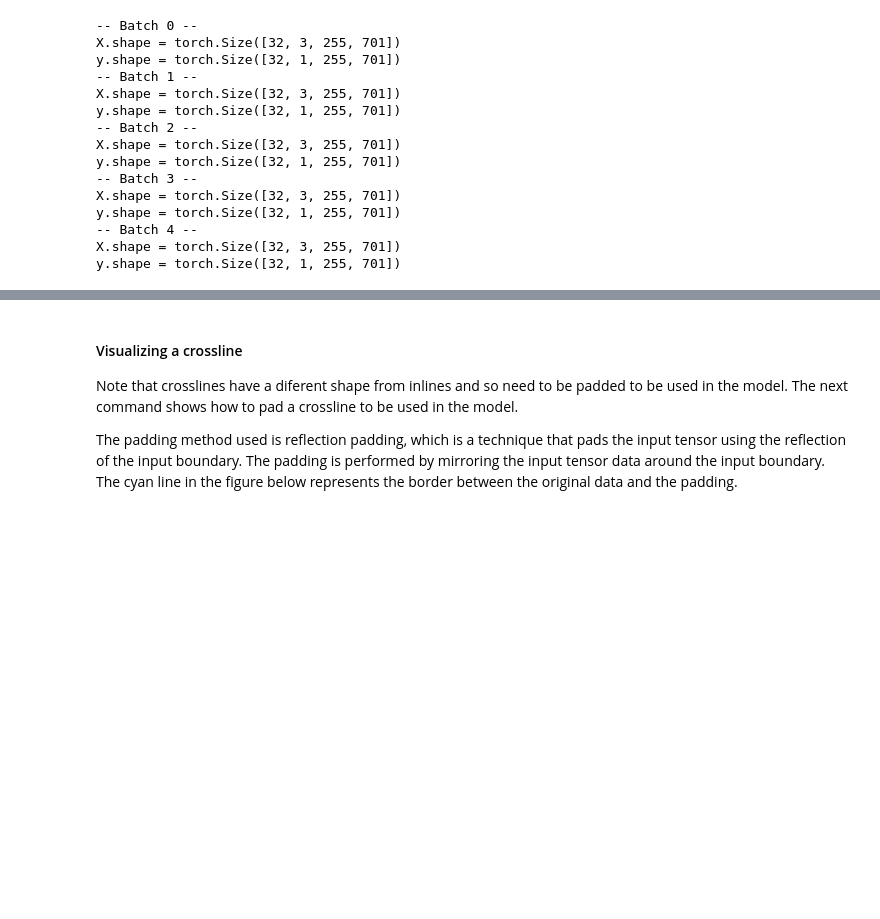
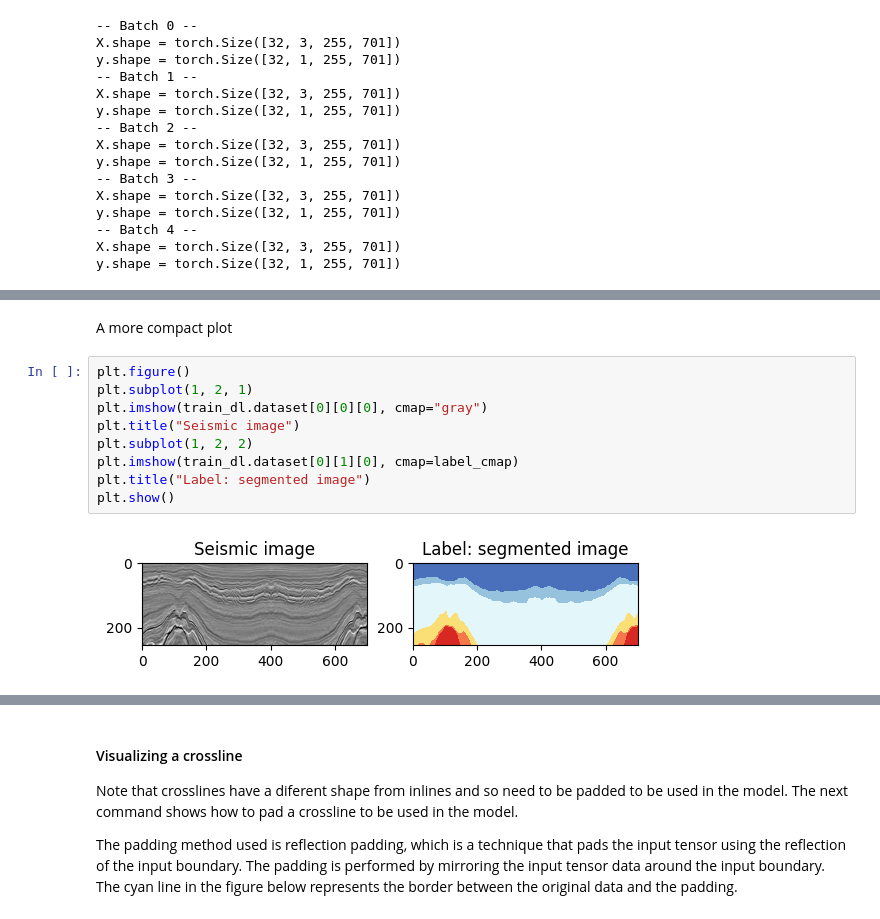
Before and after one commit to eborin/2024-mo436-course-work, a Jupyter notebook: 3-Seismic-dataloader-exploration.ipynb, the cells around one changed output, grey strips where cells are left out. Drawn from its saved outputs; the diff is of its cells as text; blank space fills up the shorter version.

```diff
--- a/3-Seismic-dataloader-exploration.ipynb
+++ b/3-Seismic-dataloader-exploration.ipynb
@@ -184,0 +185,13 @@ plt.show()
+# %% [markdown]
+A more compact plot
+# %%
+plt.figure()
+plt.subplot(1, 2, 1)
+plt.imshow(train_dl.dataset[0][0][0], cmap="gray")
+plt.title("Seismic image")
+plt.subplot(1, 2, 2)
+plt.imshow(train_dl.dataset[0][1][0], cmap=label_cmap)
+plt.title("Label: segmented image")
+plt.show()
+# %% [output]
+[figure, added]
```
Also changed, not shown: parts of 24 cells of this notebook, 10 other files.
